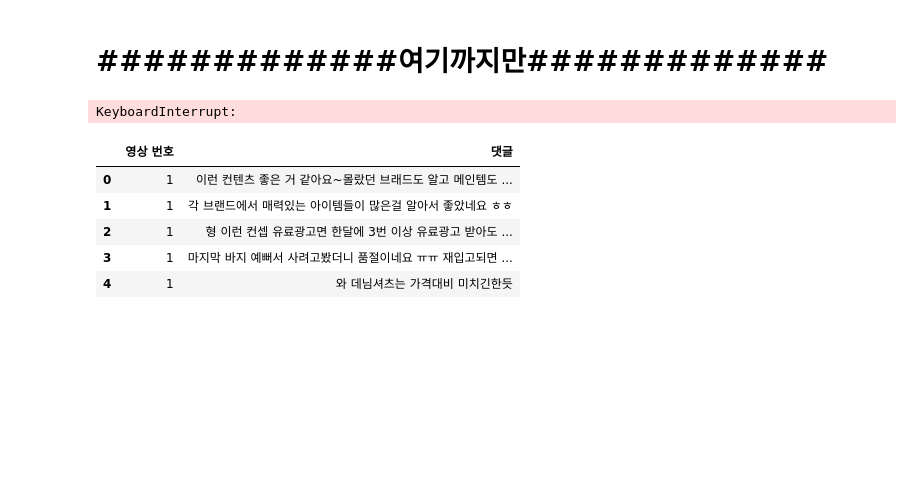
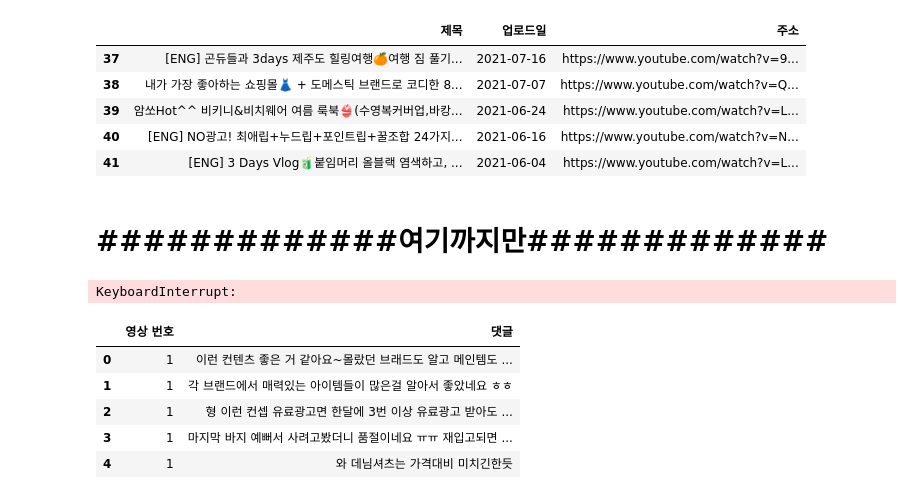
Before and after one commit to 00ddya3/zam_project, a Jupyter notebook: youtube.ipynb, the cells around one changed output. Drawn from its saved outputs; the diff is of its cells as text; code cells hidden in the pictures; blank space fills up the shorter version.

```diff
--- a/youtube.ipynb
+++ b/youtube.ipynb
@@ -52,13 +32,13 @@ driver.find_element_by_xpath('/html/body/ytd-app/div[1]/ytd-page-manager/ytd-sea
 # %%
 # 제목 & 링크 크롤링
 
-# 스크롤 다운 10번 실행
+# 스크롤 다운 20번 실행
 body = driver.find_element_by_tag_name('body')
 body.send_keys(Keys.PAGE_DOWN)
 
-for i in range(1,10):
+for i in range(1,20):
     body.send_keys(Keys.PAGE_DOWN)
-    time.sleep(0.5)
+    time.sleep(1)
 
 soup = BeautifulSoup(driver.page_source, 'html.parser')
 name = soup.select('a#video-title')
@@ -75,12 +55,5 @@ for i in range(len(name)):
 for i in video_url:
     url_list.append('{}{}'.format('https://www.youtube.com',i.get('href')))
 
-youtubeDic = {
-    '영상 번호' : video_num_list,
-    '제목': name_list,
-    '주소': url_list,
-}
-
-youtubeDf = pd.DataFrame(youtubeDic)
-youtubeDf.head()
+print('영상 개수: ', len(name_list))
 # %% [output]
@@ -92,0 +138,32 @@ youtubeDf.head()
+# %%
+day_list2 = [] #전처리 후 업로드일
+
+#업로드일 날짜형식으로 통일화
+for day in day_list :
+    day = day.replace('.', '')
+    day = day.replace('최초 공개: ', '')
+    day = day.replace('실시간 스트리밍 시작일: ', '')
+    day = day.replace(' ', '-')
+    day_list2.append(day)
+
+#df화
+youtubeDic = {
+    '제목': name_list,
+    '업로드일': day_list2,
+    '주소': url_list,
+}
+
+youtubeDf = pd.DataFrame(youtubeDic)
+
+# 업로드한 지 1년 이상된 데이터는 제거함
+youtubeDf['업로드일'] = pd.to_datetime(youtubeDf['업로드일'])
+youtubeDf = youtubeDf[youtubeDf['업로드일'] > '2021-06-01']
+
+youtubeDf.tail()
+# %% [output]
+|  | 제목 | 업로드일 | 주소 |
+| 37 | [ENG] 곤듀들과 3days 제주도 힐링여행🍊여행 짐 풀기... | 2021-07-16 | https://www.youtube.com/watch?v=9... |
+| 38 | 내가 가장 좋아하는 쇼핑몰👗 + 도메스틱 브랜드로 코디한 8... | 2021-07-07 | https://www.youtube.com/watch?v=Q... |
+| 39 | 암쏘Hot^^ 비키니&비치웨어 여름 룩북👙(수영복커버업,바캉... | 2021-06-24 | https://www.youtube.com/watch?v=L... |
+| 40 | [ENG] NO광고! 최애립+누드립+포인트립+꿀조합 24가지... | 2021-06-16 | https://www.youtube.com/watch?v=N... |
+| 41 | [ENG] 3 Days Vlog🧃붙임머리 올블랙 염색하고, ... | 2021-06-04 | https://www.youtube.com/watch?v=L... |
@@ -93,7 +196,7 @@ youtubeDf.head()
+# %% [markdown]
+# #############여기까지만#############
 # %%
 youtubeDf.to_csv('C:\jupiter_workspace\zam_project\outputs/유튜브_'+keyword + '.csv', encoding='utf-8-sig', index=False)
-# %% [markdown]
-# #############여기까지만#############
 # %%
 # 댓글 크롤링
 video_num = 0
```
Also changed, not shown: parts of 10 cells of this notebook, 4 other files.
